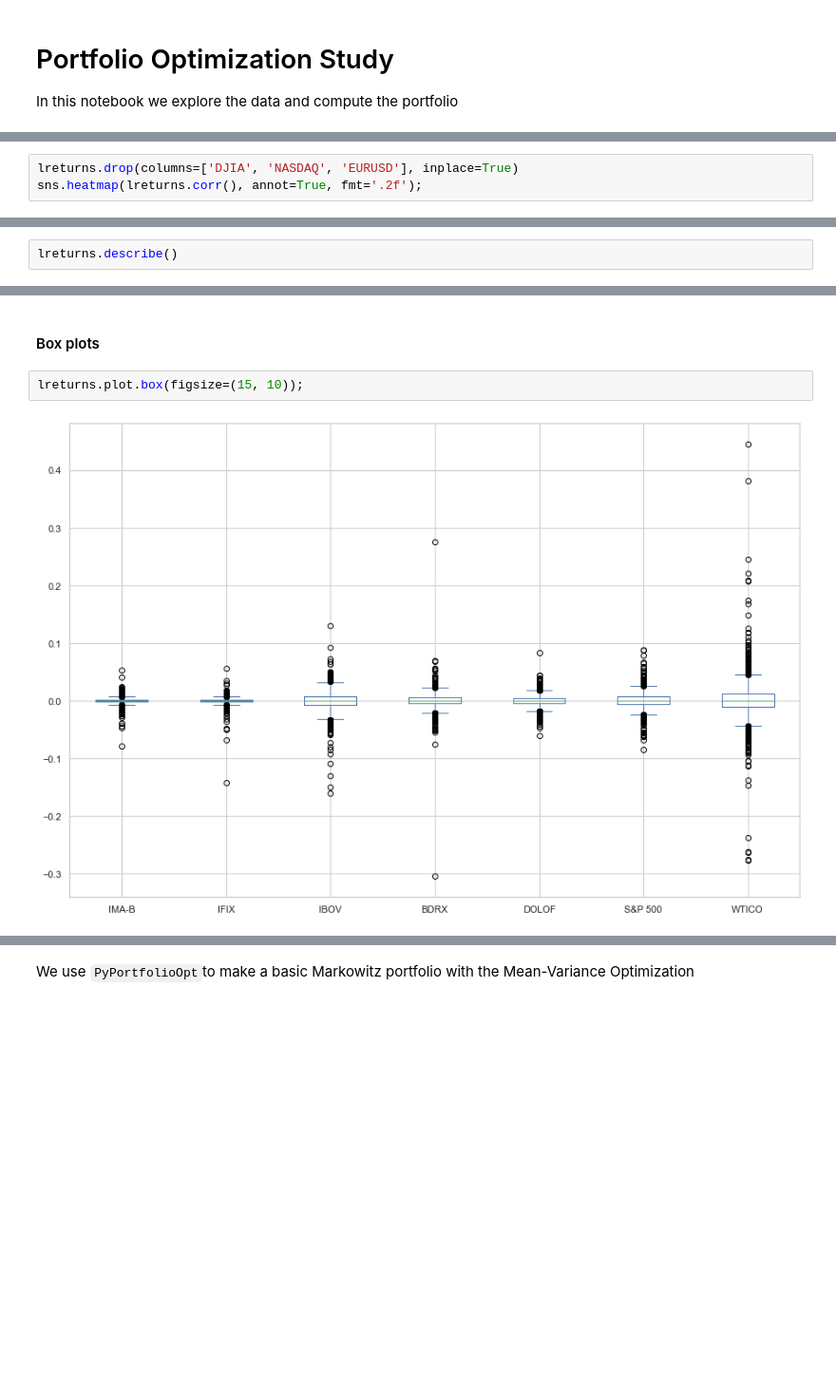
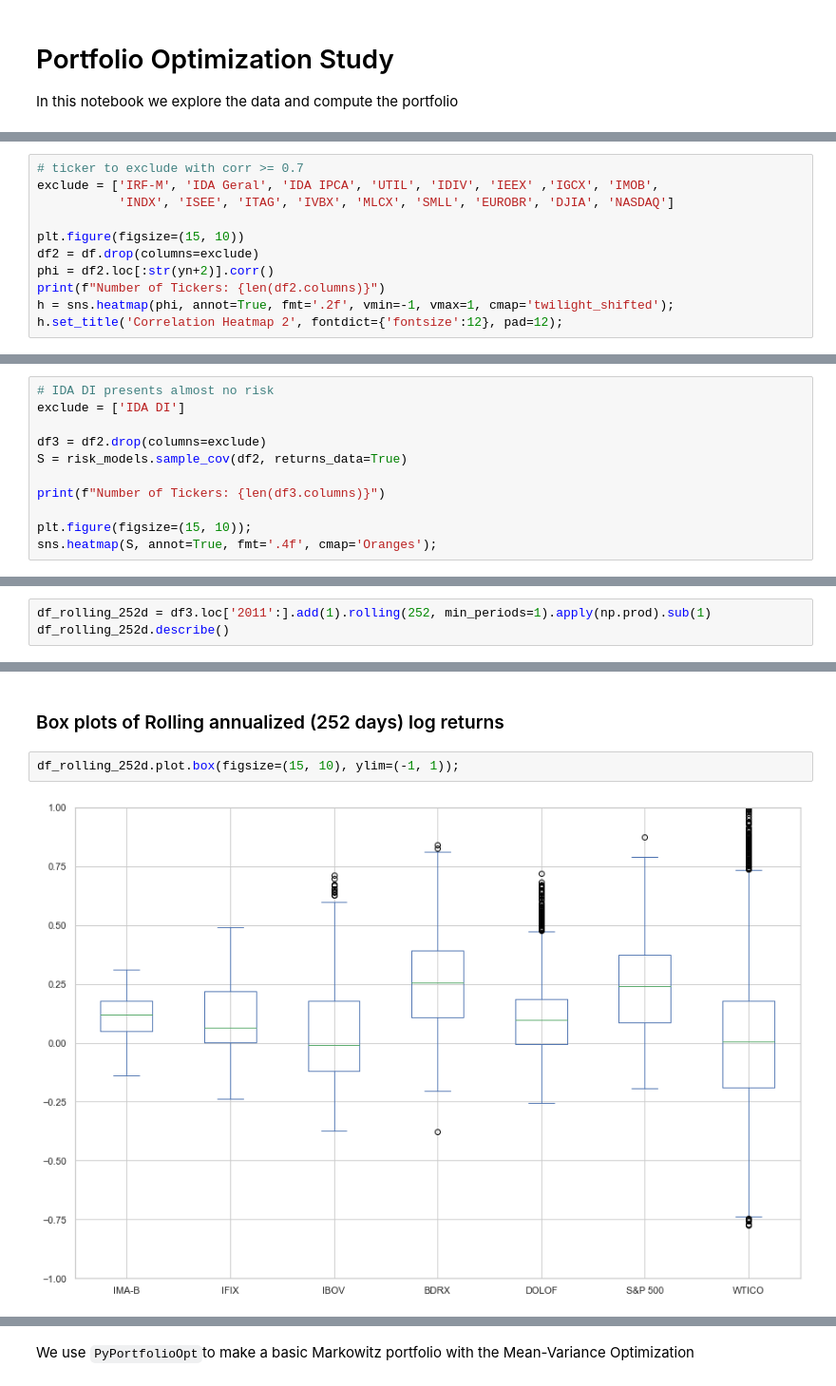
Before and after one commit to marcus-santos/portfolio, a Jupyter notebook: index.ipynb, the cells around one changed output, grey strips where cells are left out. Shown at 95% size. Saved outputs shown, nothing was run; the diff lists cells and outputs as text; blank space fills up the shorter version.

```diff
--- a/index.ipynb
+++ b/index.ipynb
@@ -59,4 +72,12 @@ Dropping `NASDAQ`, `DJIA` and `EURUSD`
 # %%
-lreturns.drop(columns=['DJIA', 'NASDAQ', 'EURUSD'], inplace=True)
-sns.heatmap(lreturns.corr(), annot=True, fmt='.2f');
+# ticker to exclude with corr >= 0.7
+exclude = ['IRF-M', 'IDA Geral', 'IDA IPCA', 'UTIL', 'IDIV', 'IEEX' ,'IGCX', 'IMOB',
+           'INDX', 'ISEE', 'ITAG', 'IVBX', 'MLCX', 'SMLL', 'EUROBR', 'DJIA', 'NASDAQ']
+
+plt.figure(figsize=(15, 10))
+df2 = df.drop(columns=exclude)
+phi = df2.loc[:str(yn+2)].corr()
+print(f"Number of Tickers: {len(df2.columns)}")
+h = sns.heatmap(phi, annot=True, fmt='.2f', vmin=-1, vmax=1, cmap='twilight_shifted');
+h.set_title('Correlation Heatmap 2', fontdict={'fontsize':12}, pad=12);
 # %% [output]
@@ -63,0 +96,11 @@ sns.heatmap(lreturns.corr(), annot=True, fmt='.2f');
+# %%
+# IDA DI presents almost no risk
+exclude = ['IDA DI']
+
+df3 = df2.drop(columns=exclude)
+S = risk_models.sample_cov(df2, returns_data=True)
+
+print(f"Number of Tickers: {len(df3.columns)}")
+
+plt.figure(figsize=(15, 10));
+sns.heatmap(S, annot=True, fmt='.4f', cmap='Oranges');
@@ -68,4 +123,5 @@ sns.heatmap(lreturns.corr(), annot=True, fmt='.2f');
 # %%
-lreturns.describe()
+df_rolling_252d = df3.loc['2011':].add(1).rolling(252, min_periods=1).apply(np.prod).sub(1)
+df_rolling_252d.describe()
 # %% [output]
 |  | IMA-B | IFIX | IBOV | BDRX | DOLOF | S&P 500 | WTICO |
@@ -80,6 +136,6 @@ lreturns.describe()
 # %% [markdown]
-#### Box plots
+### Box plots of Rolling annualized (252 days) log returns
 # %%
-lreturns.plot.box(figsize=(15, 10));
+df_rolling_252d.plot.box(figsize=(15, 10), ylim=(-1, 1));
 # %% [output]
-[figure, old version]
+[figure, new version]
```
Also changed, not shown: parts of 59 cells of this notebook, 3 other files.
